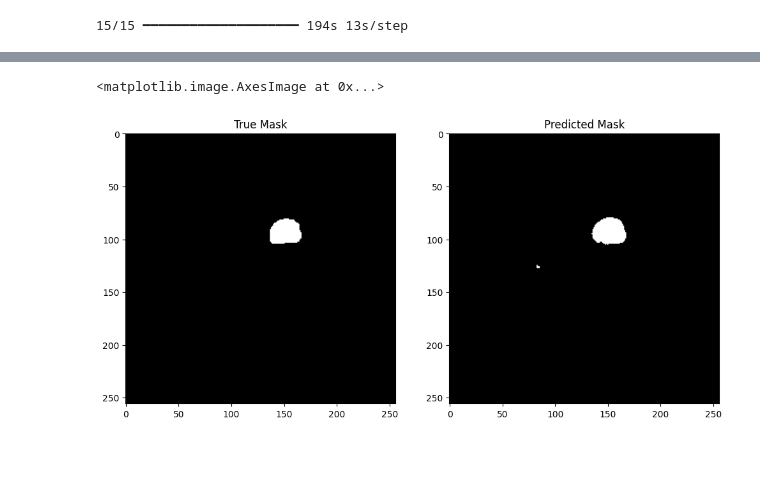
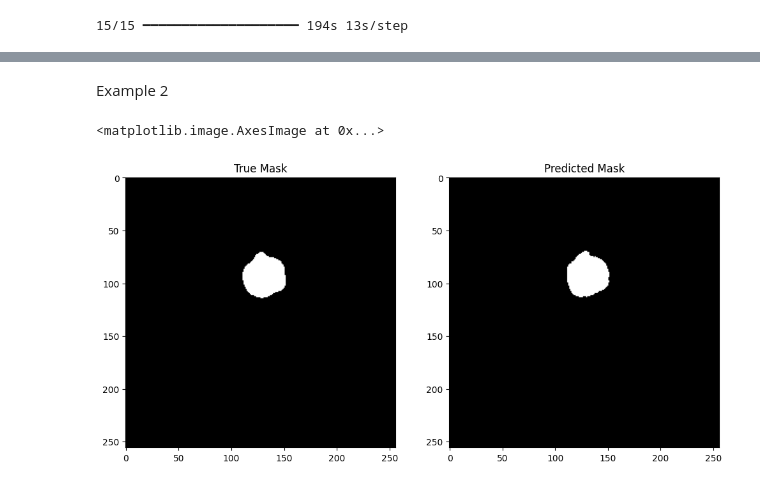
Before and after one commit to patrikpusztai10/BrainTumorSegmentation, a Jupyter notebook: TumorSegmentationWithMedicAI.ipynb, the cells around one changed output, grey strips where cells are left out. Drawn from its saved outputs; the diff is of its cells as text; code cells hidden in the pictures; blank space fills up the shorter version.

```diff
--- a/TumorSegmentationWithMedicAI.ipynb
+++ b/TumorSegmentationWithMedicAI.ipynb
@@ -87,14 +109,17 @@ plt.imshow(mask_pred, cmap='gray')
+# %% [markdown]
+Example 2
 # %%
 import matplotlib.pyplot as plt
-mask_true= y_test[15].squeeze()
-mask_pred= (y_pred[15].squeeze() > 0.5).astype('float32')
+mask_true= y_test[168].squeeze()
+ct_slice= X_test[168]
+mask_pred= (y_pred[168].squeeze() > 0.5).astype('float32')
 plt.figure(figsize=(12, 6))
 plt.subplot(1, 2, 1)
 plt.title('True Mask')
 plt.imshow(mask_true, cmap='gray')
 plt.subplot(1, 2, 2)
 plt.title('Predicted Mask')
 plt.imshow(mask_pred, cmap='gray')
 # %% [output]
 <matplotlib.image.AxesImage at 0x...>
-[figure, old version]
+[figure, new version]
```
Also changed, not shown: parts of 13 cells of this notebook, 1 other file.
